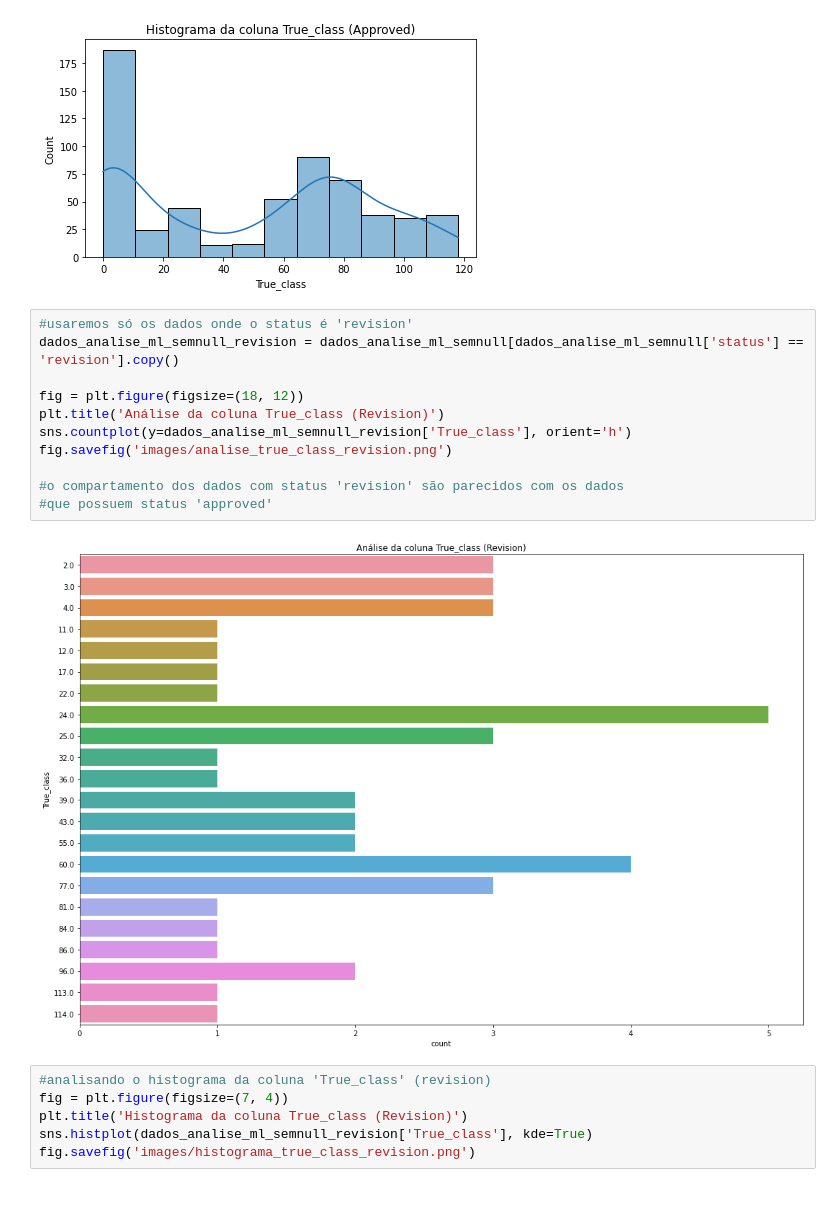
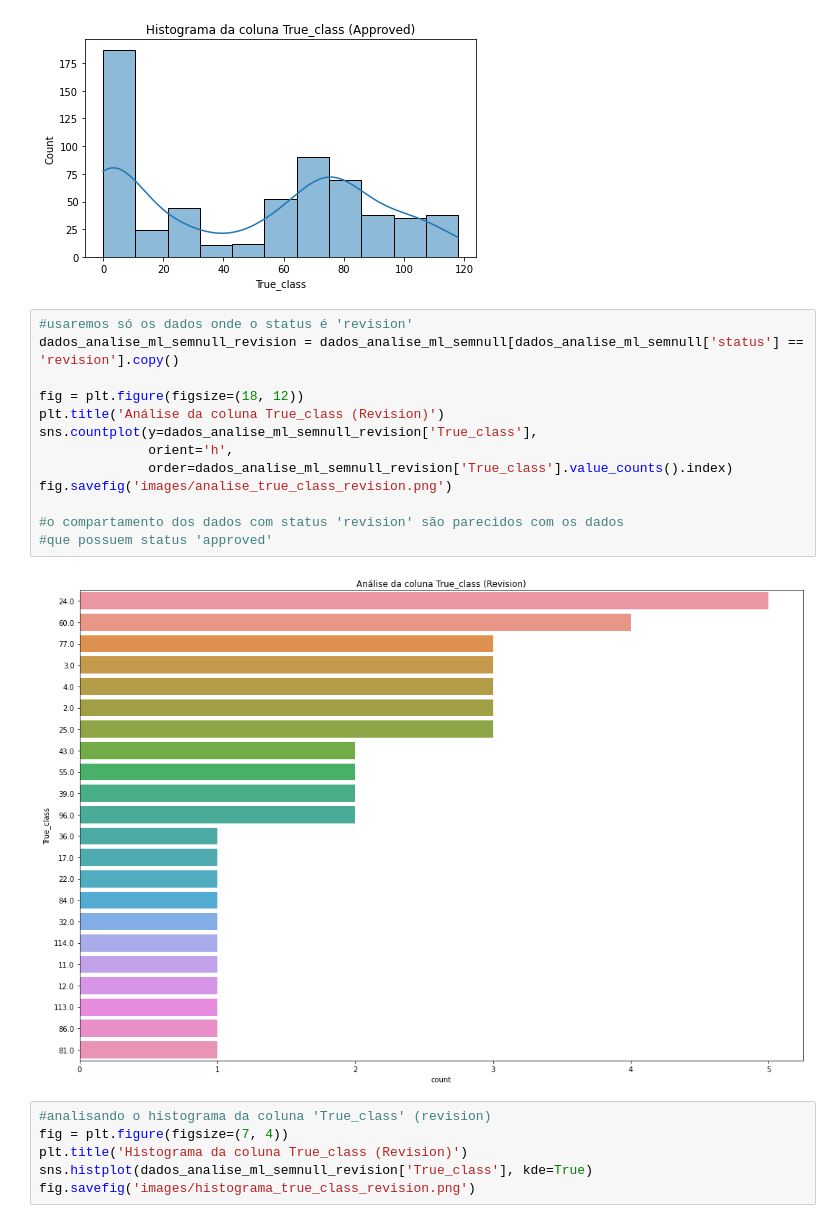
Before and after one commit to rafaelgreca/teste-smarkio-dsml, a Jupyter notebook: main.ipynb, the cells around one changed output. Drawn from its saved outputs; the diff is of its cells as text.

```diff
--- a/main.ipynb
+++ b/main.ipynb
@@ -209,16 +211,18 @@ fig.savefig('images/histograma_true_class.png')
 # %%
 #usaremos só os dados onde o status é 'revision'
 dados_analise_ml_semnull_revision = dados_analise_ml_semnull[dados_analise_ml_semnull['status'] == 'revision'].copy()
 
 fig = plt.figure(figsize=(18, 12))
 plt.title('Análise da coluna True_class (Revision)')
-sns.countplot(y=dados_analise_ml_semnull_revision['True_class'], orient='h')
+sns.countplot(y=dados_analise_ml_semnull_revision['True_class'],
+              orient='h',
+              order=dados_analise_ml_semnull_revision['True_class'].value_counts().index)
 fig.savefig('images/analise_true_class_revision.png')
 
 #o compartamento dos dados com status 'revision' são parecidos com os dados
 #que possuem status 'approved'
 # %% [output]
-[figure, old version]
+[figure, new version]
 # %%
 #analisando o histograma da coluna 'True_class' (revision)
 fig = plt.figure(figsize=(7, 4))
```
Also changed, not shown: parts of 11 cells of this notebook, 13 other files.
